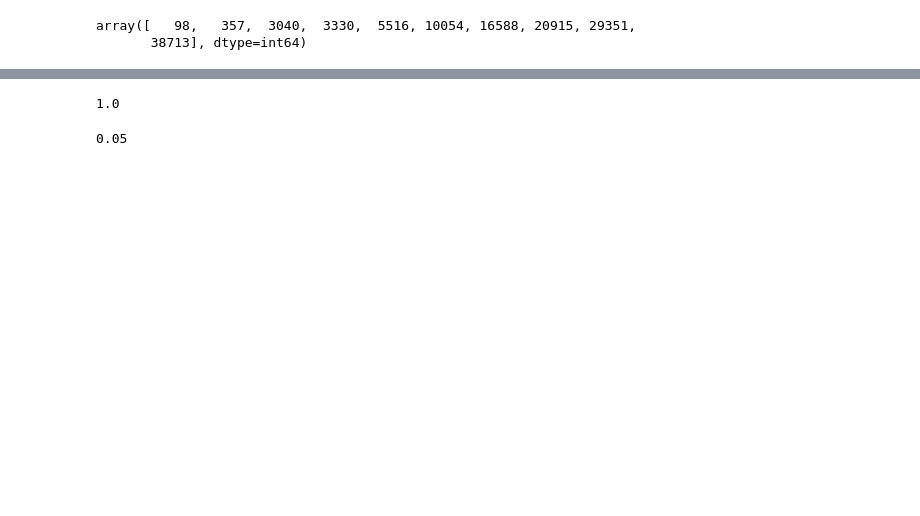
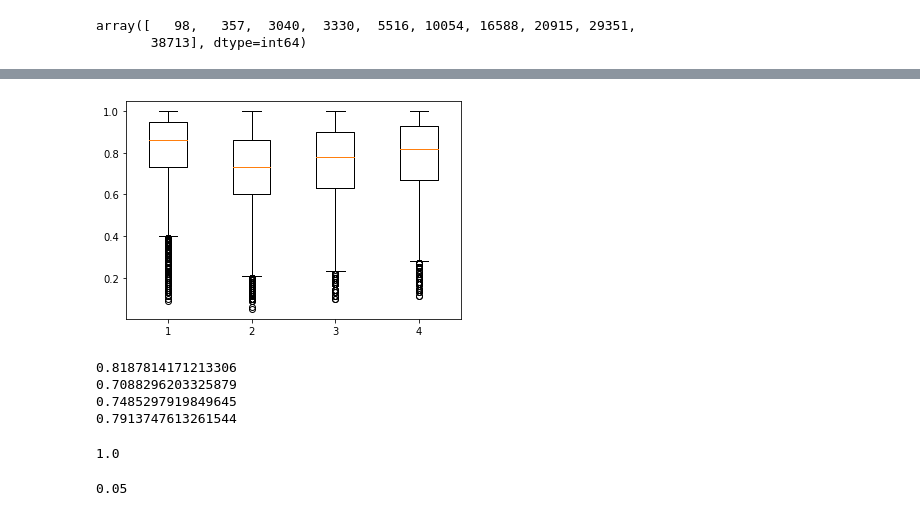
Before and after one commit to zi-cat/YAQ, a Jupyter notebook: 2_basic_data_specs.ipynb, the cells around one changed output, grey strips where cells are left out. Cells and saved outputs as stored; diff of their text form; code cells hidden in the pictures; blank space fills up the shorter version.

```diff
--- a/2_basic_data_specs.ipynb
+++ b/2_basic_data_specs.ipynb
@@ -36,3 +67,23 @@ word count
+# %%
+data = [NTA.upvote_ratio, YTA.upvote_ratio, ESH.upvote_ratio, NAH.upvote_ratio]
+fig, ax = plt.subplots()
+ax.boxplot(data)
+
+plt.show()
+
+#again, nta looks higher
+# %% [output]
+[figure, added]
+# %%
+for i in data:
+    print(np.mean(i))
+
+# NTA is highest upvoted on average
+# %% [output]
+0.8187814171213306
+0.7088296203325879
+0.7485297919849645
+0.7913747613261544
 # %%
 np.array(df.upvote_ratio).max()
 # %% [output]
```
Also changed, not shown: parts of 51 cells of this notebook.
